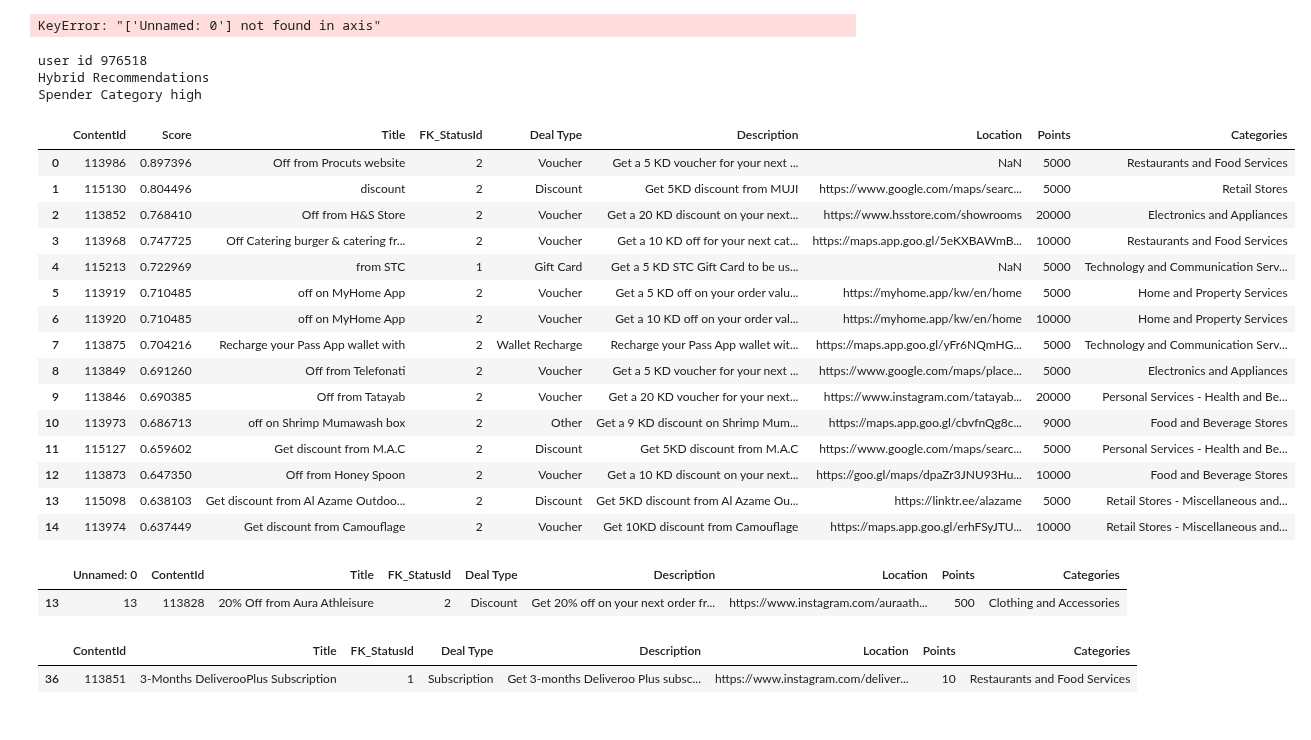
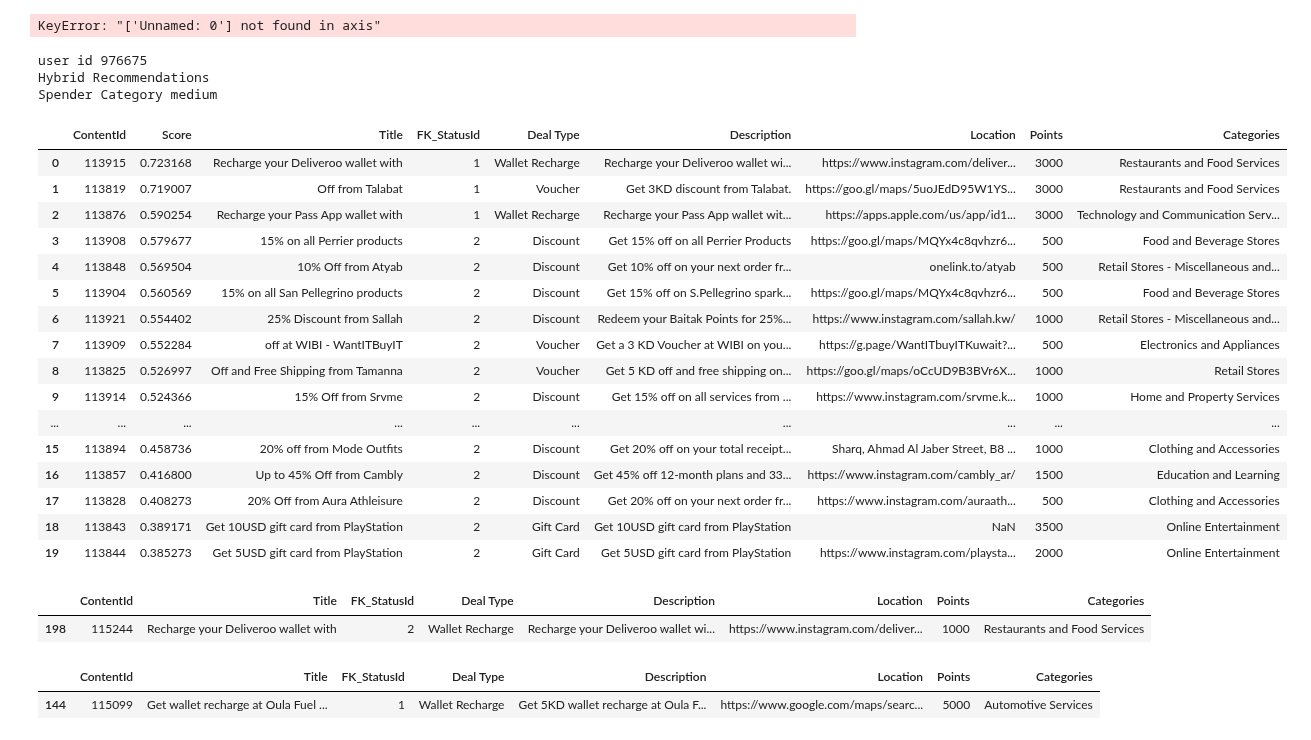
Before and after one commit to DboukAli98/KFHXRelatedAi, a Jupyter notebook: NoteBooks/Model Generation/Final_Model.ipynb, the cells around one changed output. Saved outputs shown, nothing was run; the diff lists cells and outputs as text; code cells hidden in the pictures.

```diff
--- a/NoteBooks/Model Generation/Final_Model.ipynb
+++ b/NoteBooks/Model Generation/Final_Model.ipynb
@@ -428,14 +417,14 @@ def hybrid_recommendation_system(user_id, model,user_item_matrix, deal_embedding
 
     for content_id, score in cf_recommendations:
         if content_id not in combined_recommendations:
-            combined_recommendations[content_id] = 0.0 * score  # Lower weight for CF
+            combined_recommendations[content_id] = 0.2 * score  # Lower weight for CF
 
 
     for content_id, score in zip(cb_recommendations, cb_scores):
         if content_id in combined_recommendations:
-            combined_recommendations[content_id] += 1 * score  # adding Higher weight for CB (80 CF / 20 CB)
+            combined_recommendations[content_id] += 0.8 * score  # adding Higher weight for CB (80 CF / 20 CB)
         else:
-            combined_recommendations[content_id] = 1 * score
+            combined_recommendations[content_id] = 0.8 * score
 
     # Sorting by combined scores
     sorted_recommendations = sorted(combined_recommendations.items(), key=lambda x: x[1], reverse=True)
@@ -460,7 +449,7 @@ deals_data = deals_data.drop(columns=['Unnamed: 0'])
 # %% [output]
 KeyError: "['Unnamed: 0'] not found in axis"
 # %%
-user_id = 976518
+user_id = 976675
 
 # Creating a mapping from user_id and content_id to matrix indices
 content_ids = list(user_item_matrix.columns)
@@ -478,7 +467,7 @@ print(f"user id {user_id}")
 if user_in_item_matrix and user_in_profiles:
     # Calling hybrid_recommendation_system if user_id is in both
     print("Hybrid Recommendations")
-    hybrid_recommended_deals = hybrid_recommendation_system(user_id, model, user_item_matrix, deals_embeddings, deals_data, user_profiles, n_recommendations=15)
+    hybrid_recommended_deals = hybrid_recommendation_system(user_id, model, user_item_matrix, deals_embeddings, deals_data, user_profiles, n_recommendations=20)
     recommended_deals_df = pd.DataFrame([
     {
         'ContentId': content_id,
@@ -504,58 +493,59 @@ elif user_in_item_matrix:
         for content_id, score in recommended_deals_and_scores
     ])
 
     # for content_id, score in recommended_deals_and_scores:
     #     print(f"Collaborative Filtering Recommended deal: {content_id}, Score: {score}, Category: {deals_data.loc[deals_data['ContentId'] == content_id, 'Categories'].values[0]}")
 
 elif user_in_profiles:
     print("Content-Based Filtering Recommendations")
     # Only call recommend_based_on_profiles if the user is in the user_profiles
     recommendations = recommend_based_on_profiles(user_id, deals_embeddings, deals_data, user_profiles, n_similar_items=20)
 
     recommended_deals_df = pd.DataFrame([
         {
             'ContentId': content_id,
             'Score': score,
             **deals_data.loc[deals_data['ContentId'] == content_id].to_dict('records')[0]
         }
         for content_id, score in zip(*recommendations)
     ])
 
     # for content_id, score in zip(*recommendations):
     #     print(f"Content-Based Recommended deal: {content_id}, Score: {score}, Category: {deals_data.loc[deals_data['ContentId'] == content_id, 'Categories'].values[0]}")
 else:
     # Throwing an error if the user_id is found in neither (future add cold start problem fixing)
     print(f"Error: User {user_id} not found in either user_item_matrix or user_profiles.")
 
 display(recommended_deals_df)
 # %% [output]
-user id 976518
+user id 976675
 Hybrid Recommendations
-Spender Category high
+Spender Category medium
 |  | ContentId | Score | Title | FK_StatusId | Deal Type | Description | Location | Points | Categories |
-| 0 | 113986 | 0.897396 | Off from Procuts website | 2 | Voucher | Get a 5 KD voucher for your next ... | NaN | 5000 | Restaurants and Food Services |
-| 1 | 115130 | 0.804496 | discount | 2 | Discount | Get 5KD discount from MUJI | https://www.google.com/maps/searc... | 5000 | Retail Stores |
-| 2 | 113852 | 0.768410 | Off from H&S Store | 2 | Voucher | Get a 20 KD discount on your next... | https://www.hsstore.com/showrooms | 20000 | Electronics and Appliances |
-| 3 | 113968 | 0.747725 | Off Catering burger & catering fr... | 2 | Voucher | Get a 10 KD off for your next cat... | https://maps.app.goo.gl/5eKXBAWmB... | 10000 | Restaurants and Food Services |
-| 4 | 115213 | 0.722969 | from STC | 1 | Gift Card | Get a 5 KD STC Gift Card to be us... | NaN | 5000 | Technology and Communication Serv... |
-| 5 | 113919 | 0.710485 | off on MyHome App | 2 | Voucher | Get a 5 KD off on your order valu... | https://myhome.app/kw/en/home | 5000 | Home and Property Services |
-| 6 | 113920 | 0.710485 | off on MyHome App | 2 | Voucher | Get a 10 KD off on your order val... | https://myhome.app/kw/en/home | 10000 | Home and Property Services |
-| 7 | 113875 | 0.704216 | Recharge your Pass App wallet with | 2 | Wallet Recharge | Recharge your Pass App wallet wit... | https://maps.app.goo.gl/yFr6NQmHG... | 5000 | Technology and Communication Serv... |
-| 8 | 113849 | 0.691260 | Off from Telefonati | 2 | Voucher | Get a 5 KD voucher for your next ... | https://www.google.com/maps/place... | 5000 | Electronics and Appliances |
-| 9 | 113846 | 0.690385 | Off from Tatayab | 2 | Voucher | Get a 20 KD voucher for your next... | https://www.instagram.com/tatayab... | 20000 | Personal Services - Health and Be... |
-| 10 | 113973 | 0.686713 | off on Shrimp Mumawash box | 2 | Other | Get a 9 KD discount on Shrimp Mum... | https://maps.app.goo.gl/cbvfnQg8c... | 9000 | Food and Beverage Stores |
-| 11 | 115127 | 0.659602 | Get discount from M.A.C | 2 | Discount | Get 5KD discount from M.A.C | https://www.google.com/maps/searc... | 5000 | Personal Services - Health and Be... |
-| 12 | 113873 | 0.647350 | Off from Honey Spoon | 2 | Voucher | Get a 10 KD discount on your next... | https://goo.gl/maps/dpaZr3JNU93Hu... | 10000 | Food and Beverage Stores |
-| 13 | 115098 | 0.638103 | Get discount from Al Azame Outdoo... | 2 | Discount | Get 5KD discount from Al Azame Ou... | https://linktr.ee/alazame | 5000 | Retail Stores - Miscellaneous and... |
-| 14 | 113974 | 0.637449 | Get discount from Camouflage | 2 | Voucher | Get 10KD discount from Camouflage | https://maps.app.goo.gl/erhFSyJTU... | 10000 | Retail Stores - Miscellaneous and... |
+| 0 | 113915 | 0.723168 | Recharge your Deliveroo wallet with | 1 | Wallet Recharge | Recharge your Deliveroo wallet wi... | https://www.instagram.com/deliver... | 3000 | Restaurants and Food Services |
+| 1 | 113819 | 0.719007 | Off from Talabat | 1 | Voucher | Get 3KD discount from Talabat. | https://goo.gl/maps/5uoJEdD95W1YS... | 3000 | Restaurants and Food Services |
+| 2 | 113876 | 0.590254 | Recharge your Pass App wallet with | 1 | Wallet Recharge | Recharge your Pass App wallet wit... | https://apps.apple.com/us/app/id1... | 3000 | Technology and Communication Serv... |
+| 3 | 113908 | 0.579677 | 15% on all Perrier products | 2 | Discount | Get 15% off on all Perrier Products | https://goo.gl/maps/MQYx4c8qvhzr6... | 500 | Food and Beverage Stores |
+| 4 | 113848 | 0.569504 | 10% Off from Atyab | 2 | Discount | Get 10% off on your next order fr... | onelink.to/atyab | 500 | Retail Stores - Miscellaneous and... |
+| 5 | 113904 | 0.560569 | 15% on all San Pellegrino products | 2 | Discount | Get 15% off on S.Pellegrino spark... | https://goo.gl/maps/MQYx4c8qvhzr6... | 500 | Food and Beverage Stores |
+| 6 | 113921 | 0.554402 | 25% Discount from Sallah | 2 | Discount | Redeem your Baitak Points for 25%... | https://www.instagram.com/sallah.kw/ | 1000 | Retail Stores - Miscellaneous and... |
+| 7 | 113909 | 0.552284 | off at WIBI - WantITBuyIT | 2 | Voucher | Get a 3 KD Voucher at WIBI on you... | https://g.page/WantITbuyITKuwait?... | 500 | Electronics and Appliances |
+| 8 | 113825 | 0.526997 | Off and Free Shipping from Tamanna | 2 | Voucher | Get 5 KD off and free shipping on... | https://goo.gl/maps/oCcUD9B3BVr6X... | 1000 | Retail Stores |
+| 9 | 113914 | 0.524366 | 15% Off from Srvme | 2 | Discount | Get 15% off on all services from ... | https://www.instagram.com/srvme.k... | 1000 | Home and Property Services |
+| ... | ... | ... | ... | ... | ... | ... | ... | ... | ... |
+| 15 | 113894 | 0.458736 | 20% off from Mode Outfits | 2 | Discount | Get 20% off on your total receipt... | Sharq, Ahmad Al Jaber Street, B8 ... | 1000 | Clothing and Accessories |
+| 16 | 113857 | 0.416800 | Up to 45% Off from Cambly | 2 | Discount | Get 45% off 12-month plans and 33... | https://www.instagram.com/cambly_ar/ | 1500 | Education and Learning |
+| 17 | 113828 | 0.408273 | 20% Off from Aura Athleisure | 2 | Discount | Get 20% off on your next order fr... | https://www.instagram.com/auraath... | 500 | Clothing and Accessories |
+| 18 | 113843 | 0.389171 | Get 10USD gift card from PlayStation | 2 | Gift Card | Get 10USD gift card from PlayStation | NaN | 3500 | Online Entertainment |
+| 19 | 113844 | 0.385273 | Get 5USD gift card from PlayStation | 2 | Gift Card | Get 5USD gift card from PlayStation | https://www.instagram.com/playsta... | 2000 | Online Entertainment |
 # %%
-specific_content_id = 113828,
+specific_content_id = 115244,
 result = deals_data[deals_data['ContentId'] == specific_content_id]
 
 result
 # %% [output]
-|  | Unnamed: 0 | ContentId | Title | FK_StatusId | Deal Type | Description | Location | Points | Categories |
-| 13 | 13 | 113828 | 20% Off from Aura Athleisure | 2 | Discount | Get 20% off on your next order fr... | https://www.instagram.com/auraath... | 500 | Clothing and Accessories |
+|  | ContentId | Title | FK_StatusId | Deal Type | Description | Location | Points | Categories |
+| 198 | 115244 | Recharge your Deliveroo wallet with | 2 | Wallet Recharge | Recharge your Deliveroo wallet wi... | https://www.instagram.com/deliver... | 1000 | Restaurants and Food Services |
 # %%
 user_last_interactions = user_item_matrix.loc[user_id]
 user_interacted_items = user_last_interactions[user_last_interactions > 0].index
@@ -563,7 +553,7 @@ user_deals = deals_data[deals_data['ContentId'].isin(user_interacted_items)]
 user_deals
 # %% [output]
 |  | ContentId | Title | FK_StatusId | Deal Type | Description | Location | Points | Categories |
-| 36 | 113851 | 3-Months DeliverooPlus Subscription | 1 | Subscription | Get 3-months Deliveroo Plus subsc... | https://www.instagram.com/deliver... | 10 | Restaurants and Food Services |
+| 144 | 115099 | Get wallet recharge at Oula Fuel ... | 1 | Wallet Recharge | Get 5KD wallet recharge at Oula F... | https://www.google.com/maps/searc... | 5000 | Automotive Services |
 # %%
 user_trs = new_user_transaction[new_user_transaction["FK_BusinessUserId"] == user_id]
 user_trs
```
Also changed, not shown: parts of 7 cells of this notebook.
